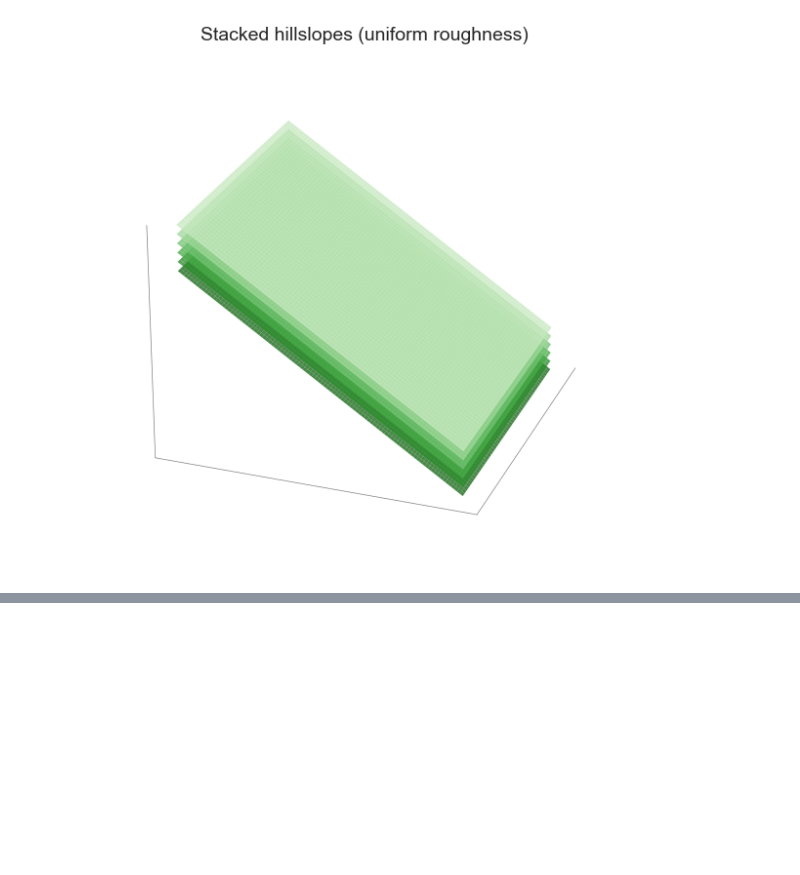
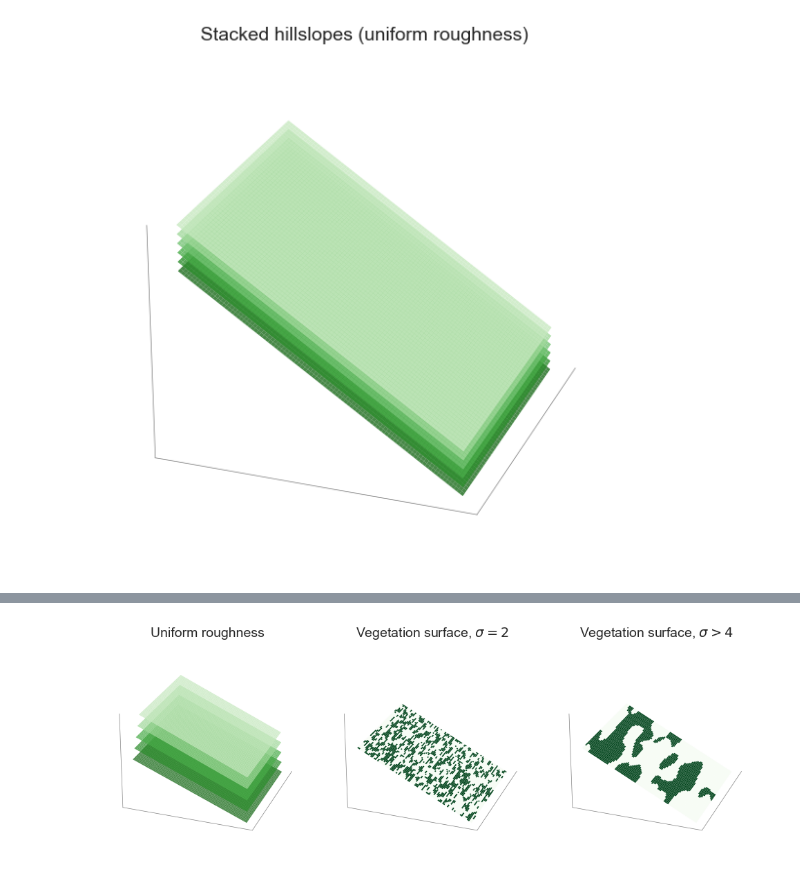
Before and after one commit to octavia-crompton/roughness-scale, a Jupyter notebook: notebooks/roughness_scale-pattern.ipynb, the cells around one changed output, grey strips where cells are left out. Drawn from its saved outputs; the diff is of its cells as text; code cells hidden in the pictures; blank space fills up the shorter version.

```diff
--- a/notebooks/roughness_scale-pattern.ipynb
+++ b/notebooks/roughness_scale-pattern.ipynb
@@ -908,0 +913,79 @@ for _i, _shade in enumerate(_greens):
+# %%
+# 3D vegetation surface only — side by side: σ=2 vs σ>4 vs uniform
+
+# Illustrate library of vegetation surfaces by plotting the same topography multiple times with varying green shades, simulating a "stacked hillslope" effect. For each spatially varying roughness case, an 'equivalent' uniform roughness case is determined through calibration.
+
+fig = plt.figure(figsize=(10, 7))
+
+# Right subplot: uniform roughness — real topography, single light-green colour
+ax3 = fig.add_subplot(131, projection='3d')
+sim3 = summary.iloc[0]
+_xc, _yc, _zc, _ = trim(sim3, sim3.veg, dcut=0, ucut=1)
+
+_n_layers = 5
+_z_spacing = 0.5  # vertical offset between layers
+
+# Green shades from dark to light
+_greens = ['#1a6b1a', '#2d8e2d', '#4aad4a', '#74c474', '#a1d99b', '#c7e9c0']
+_greens = ['#1a6b1a', '#2d8e2d', '#4aad4a', '#a1d99b', '#c7e9c0']
+
+
+for _i, _shade in enumerate(_greens):
+    _z_offset = _i * _z_spacing
+    _scale = 1.2 - _i * 0.02
+
+    # Anchor scaling to one edge (e.g. the upslope/ridge edge)
+    _xc_anchor = _xc.max()   # or .max() depending on slope orientation
+    _yc_anchor = _yc.max()
+
+    _xc_scaled = _xc_anchor + (_xc - _xc_anchor) * _scale
+    _yc_scaled = _yc_anchor + (_yc - _yc_anchor) * _scale
+
+    _cmap_i = _mcolors.LinearSegmentedColormap.from_list(
+        f'green_{_i}', [_shade, _shade])
+    _colors_i = _cmap_i(np.ones_like(_zc) * 0.5)
+    ax3.plot_surface(
+        _xc_scaled, _yc_scaled, _zc + _z_offset,
+        facecolors=_colors_i, rstride=1, cstride=1,
+        linewidth=0, edgecolor='none', antialiased=True, shade=False, alpha=0.8
+    )
+
+ax3 = fix_3D_axes(ax3)
+ax3.view_init(25, 20)
+ax3.set_title('Uniform roughness', fontsize=14)
+
+# Left subplot: sigma = 2
+ax1 = fig.add_subplot(132, projection='3d')
+sim1 = summary.query(" fV > 0.2 and fV < 0.5 and sigma == 1 and aniso > 1").iloc[0]
+plot_surface(
+    sim1, 'veg',
+    title=r'Vegetation surface, $\sigma=2$',
+    color=cm.Greens,
+    ax=ax1,
+    ucut=1,
+    dcut=0,
+    alpha=1.0,
+    plot_veg=False
+)
+print (ax1.get_zlim())
+ax1.set_zlim([ax1.get_zlim()[0], ax1.get_zlim()[1]*1.6])
+
+
+# Middle subplot: sigma > 4
+ax2 = fig.add_subplot(133, projection='3d')
+sim2 = summary.query(" fV > 0.2 and fV < 0.5 and sigma > 4 and aniso > 1").iloc[0]
+plot_surface(
+    sim2, 'veg',
+    title=r'Vegetation surface, $\sigma>4$ ',
+    color=cm.Greens,
+    ax=ax2,
+    ucut=1,
+    dcut=0,
+    alpha=1.0,
+    plot_veg=False
+)
+ax2.set_zlim([ax2.get_zlim()[0], ax2.get_zlim()[1]*1.6])
+
+plt.tight_layout()
+plt.show()
+# %% [output]
@@ -908,0 +993 @@ for _i, _shade in enumerate(_greens):
+[figure, added]
```
Also changed, not shown: parts of 12 cells of this notebook, 13 other files.
